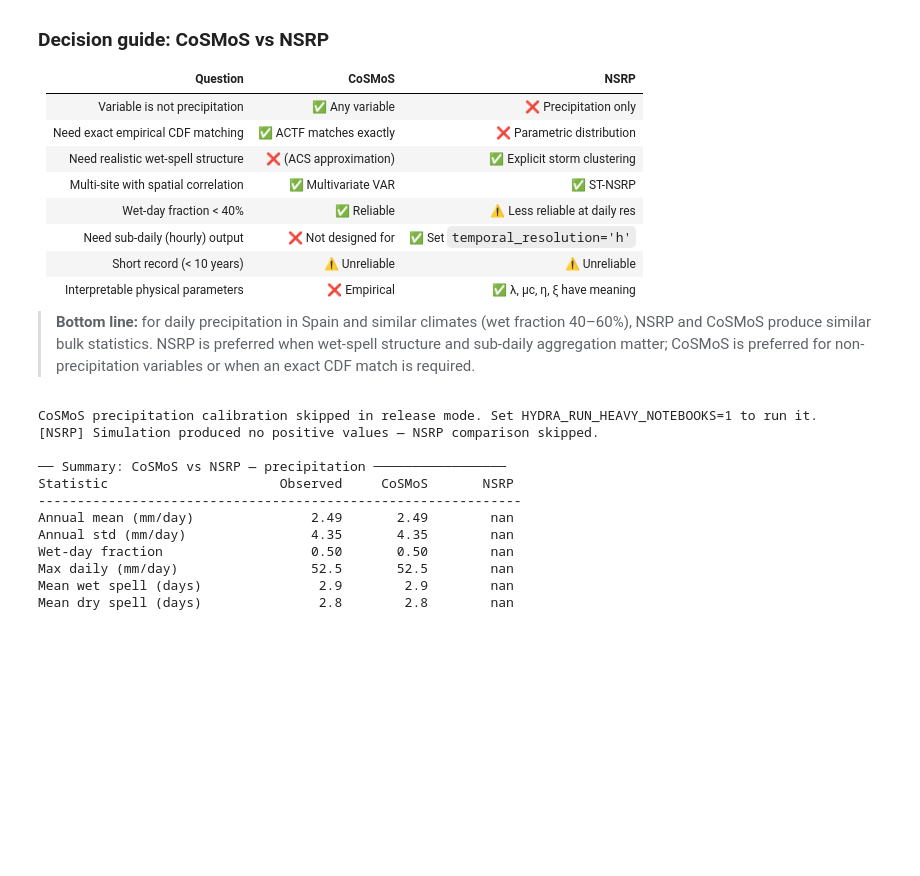
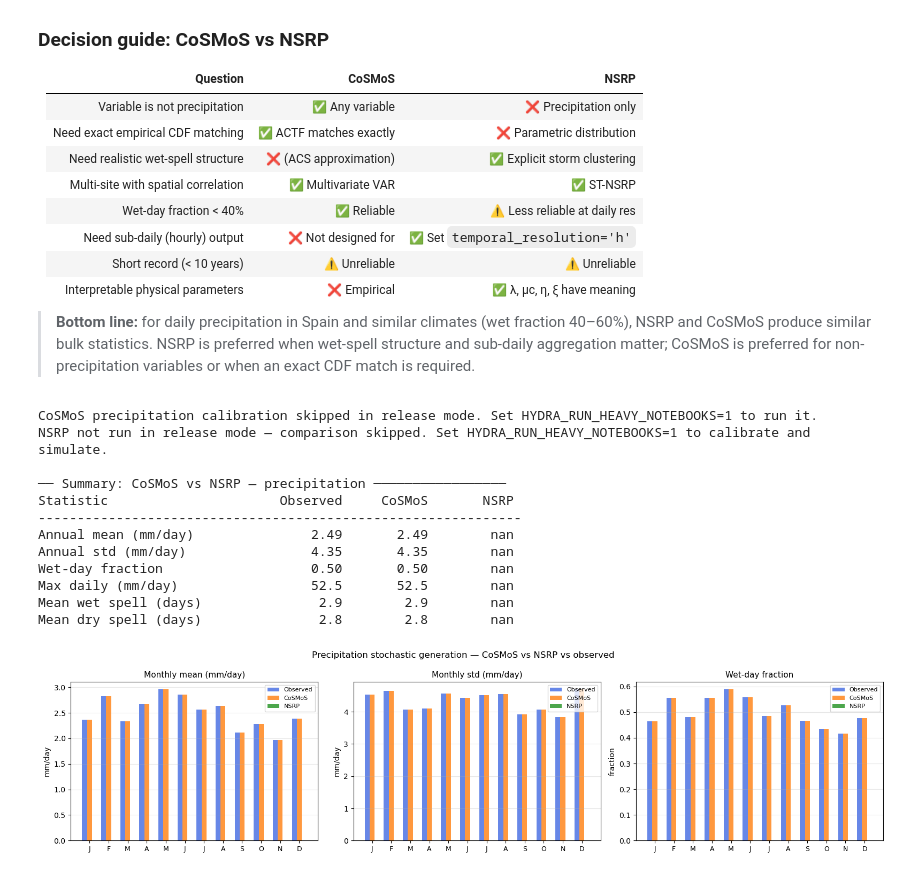
Before and after one commit to navass11/pyhydra, a Jupyter notebook: notebooks/climate/stochastic_generation.ipynb, the cells around one changed output. Cells and saved outputs as stored; diff of their text form; code cells hidden in the pictures; blank space fills up the shorter version.

```diff
--- a/notebooks/climate/stochastic_generation.ipynb
+++ b/notebooks/climate/stochastic_generation.ipynb
@@ -1113,8 +1121,11 @@ else:
 # ═══════════════════════════════════════════════════════════════════
 # B. NSRP 100-year simulation — use first 30 years for comparison
 # ═══════════════════════════════════════════════════════════════════
-if sim_s is None or (sim_s > 0).sum() == 0:
-    print("[NSRP] Simulation produced no positive values — NSRP comparison skipped.")
+if sim_s is None:
+    print("NSRP not run in release mode — comparison skipped. Set HYDRA_RUN_HEAVY_NOTEBOOKS=1 to calibrate and simulate.")
+    sim_nsrp = None
+elif (sim_s > 0).sum() == 0:
+    print("[NSRP] Simulation produced only zeros — check calibration bounds.")
     sim_nsrp = None
 else:
     sim_nsrp = sim_s.loc[sim_s.index.year <= sim_s.index.year[0] + 29]
@@ -1226,31 +1237,32 @@ print("\n── Summary: CoSMoS vs NSRP — precipitation ───────
 print(f"{'Statistic':<28} {'Observed':>10} {'CoSMoS':>10} {'NSRP':>10}")
 print("-" * 62)
 nsrp_mean = sim_nsrp.mean() if sim_nsrp is not None else float("nan")
 nsrp_std  = sim_nsrp.std()  if sim_nsrp is not None else float("nan")
 nsrp_wet  = (sim_nsrp > 0).mean() if sim_nsrp is not None else float("nan")
 nsrp_max  = sim_nsrp.max()  if sim_nsrp is not None else float("nan")
 nsrp_ws_m = _spells(sim_nsrp.values, True).mean()  if sim_nsrp is not None else float("nan")
 nsrp_ds_m = _spells(sim_nsrp.values, False).mean() if sim_nsrp is not None else float("nan")
 print(f"{'Annual mean (mm/day)':<28} {P_obs.mean():10.2f} {sim_cosmos_s.mean():10.2f} {nsrp_mean:10.2f}")
 print(f"{'Annual std (mm/day)':<28} {P_obs.std():10.2f} {sim_cosmos_s.std():10.2f} {nsrp_std:10.2f}")
 print(f"{'Wet-day fraction':<28} {(P_obs>0).mean():10.2f} {(sim_cosmos_s>0).mean():10.2f} {nsrp_wet:10.2f}")
 print(f"{'Max daily (mm/day)':<28} {P_obs.max():10.1f} {sim_cosmos_s.max():10.1f} {nsrp_max:10.1f}")
 obs_ws_full = _spells(P_obs.values, True)
 cos_ws_full = _spells(sim_cosmos_s.values, True)
 obs_ds_full = _spells(P_obs.values, False)
 cos_ds_full = _spells(sim_cosmos_s.values, False)
 print(f"{'Mean wet spell (days)':<28} {obs_ws_full.mean():10.1f} {cos_ws_full.mean():10.1f} {nsrp_ws_m:10.1f}")
 print(f"{'Mean dry spell (days)':<28} {obs_ds_full.mean():10.1f} {cos_ds_full.mean():10.1f} {nsrp_ds_m:10.1f}")
 # %% [output]
 CoSMoS precipitation calibration skipped in release mode. Set HYDRA_RUN_HEAVY_NOTEBOOKS=1 to run it.
-[NSRP] Simulation produced no positive values — NSRP comparison skipped.
+NSRP not run in release mode — comparison skipped. Set HYDRA_RUN_HEAVY_NOTEBOOKS=1 to calibrate and simulate.
 
 ── Summary: CoSMoS vs NSRP — precipitation ─────────────────
 Statistic                      Observed     CoSMoS       NSRP
 --------------------------------------------------------------
 Annual mean (mm/day)               2.49       2.49        nan
 Annual std (mm/day)                4.35       4.35        nan
 Wet-day fraction                   0.50       0.50        nan
 Max daily (mm/day)                 52.5       52.5        nan
 Mean wet spell (days)               2.9        2.9        nan
 Mean dry spell (days)               2.8        2.8        nan
+[figure, added]
```
Also changed, not shown: parts of 8 cells of this notebook, 56 other files.
